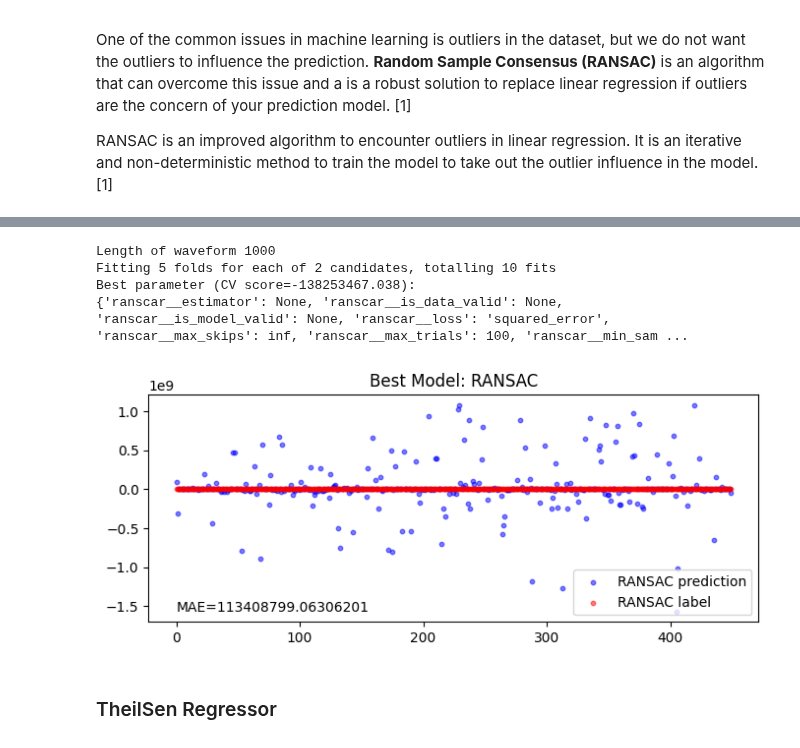
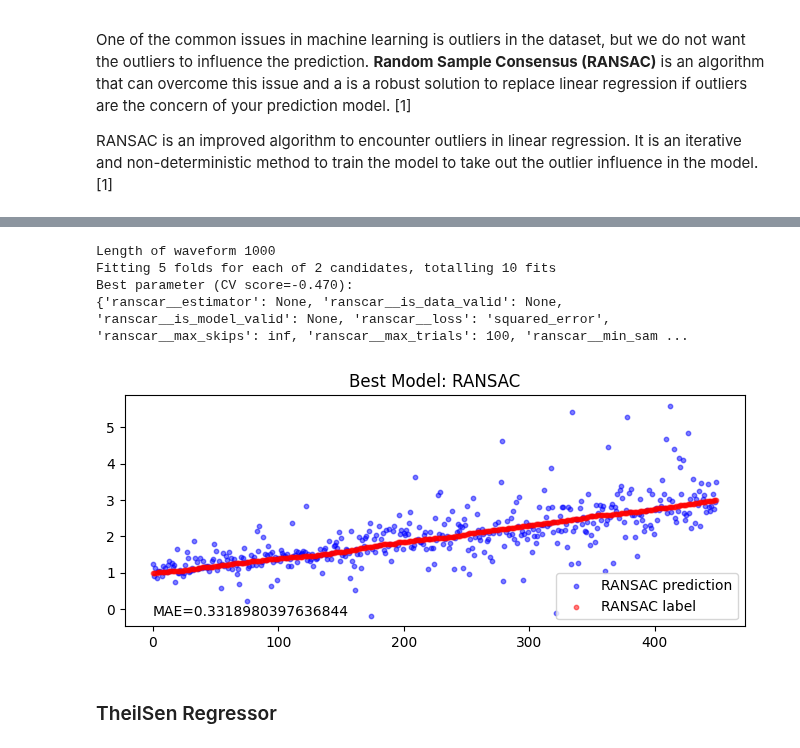
Before and after one commit to wsonguga/SensorAI, a Jupyter notebook: tutorial_regression.ipynb, the cells around one changed output, grey strips where cells are left out. Saved outputs shown, nothing was run; the diff lists cells and outputs as text; code cells hidden in the pictures.

```diff
--- a/tutorial_regression.ipynb
+++ b/tutorial_regression.ipynb
@@ -1081,7 +1040,7 @@ diabetes_x = diabetes_data[:, -1] # label
 
 # generate waves with random frequencies and amplitudes
 # frequencies are the labels
-x, y = generate_regression_data(amplitude=1,wave_number=1500)
+x, y = generate_regression_data(label_type='amplitude',wave_number=1500,noise=True)
 
 # Uncomment the x and y below if you want to use the diabetes data.
 # Comment out if you want to use the random waveform data above
@@ -1089,35 +1048,35 @@ x, y = generate_regression_data(amplitude=1,wave_number=1500)
 #y = diabetes_x
 
 
 print("Length of waveform",len(x[0]))
 
 # Normalize Data
 #x = (x - x.mean(axis=0)) / x.std(axis=0)
 
 X_train, X_test, y_train, y_test = train_test_split(x, y, test_size=0.10, random_state=42)
 
 # SETUP & RUN GRIDSEARCH TRAINING & TESTING
 
 # Single Labeled Data
 ransac = skr.pipeBuild_RANSACRegressor(loss=['absolute_error','squared_error'])
 
 
 names=['RANSAC']
 pipes=[ransac]
 
 # Only use with Multi-label Regression Data
 #names=['Multi Elastic','Multi Elastic CV']
 #pipes=[mten,mtencv]
 
 # Build and run a grid search for regressors.  Outputs best model and heat map of each type.
 skr.gridsearch_regressor(names=names,pipes=pipes,X_train=X_train,X_test=X_test,y_train=y_train,y_test=y_test,scoring='neg_mean_absolute_error')
 # %% [output]
 [interactive output not drawn]
 Length of waveform 1000
 Fitting 5 folds for each of 2 candidates, totalling 10 fits
-Best parameter (CV score=-138253467.038):
+Best parameter (CV score=-0.470):
 {'ranscar__estimator': None, 'ranscar__is_data_valid': None, 'ranscar__is_model_valid': None, 'ranscar__loss': 'squared_error', 'ranscar__max_skips': inf, 'ranscar__max_trials': 100, 'ranscar__min_sam ...
-[figure, old version]
+[figure, new version]
 # %% [markdown]
 ### TheilSen Regressor
 # %%
```
Also changed, not shown: parts of 15 cells of this notebook, 1 other file.
